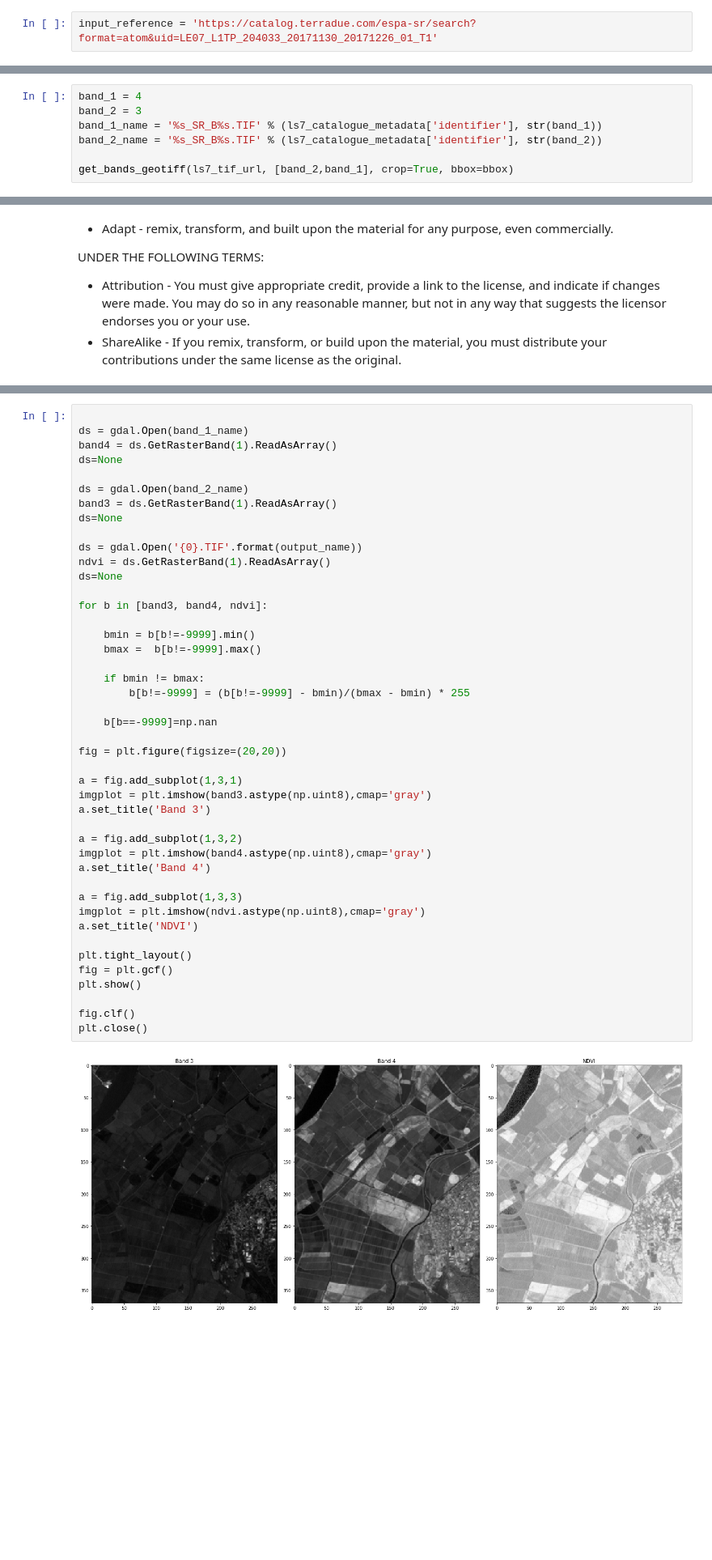
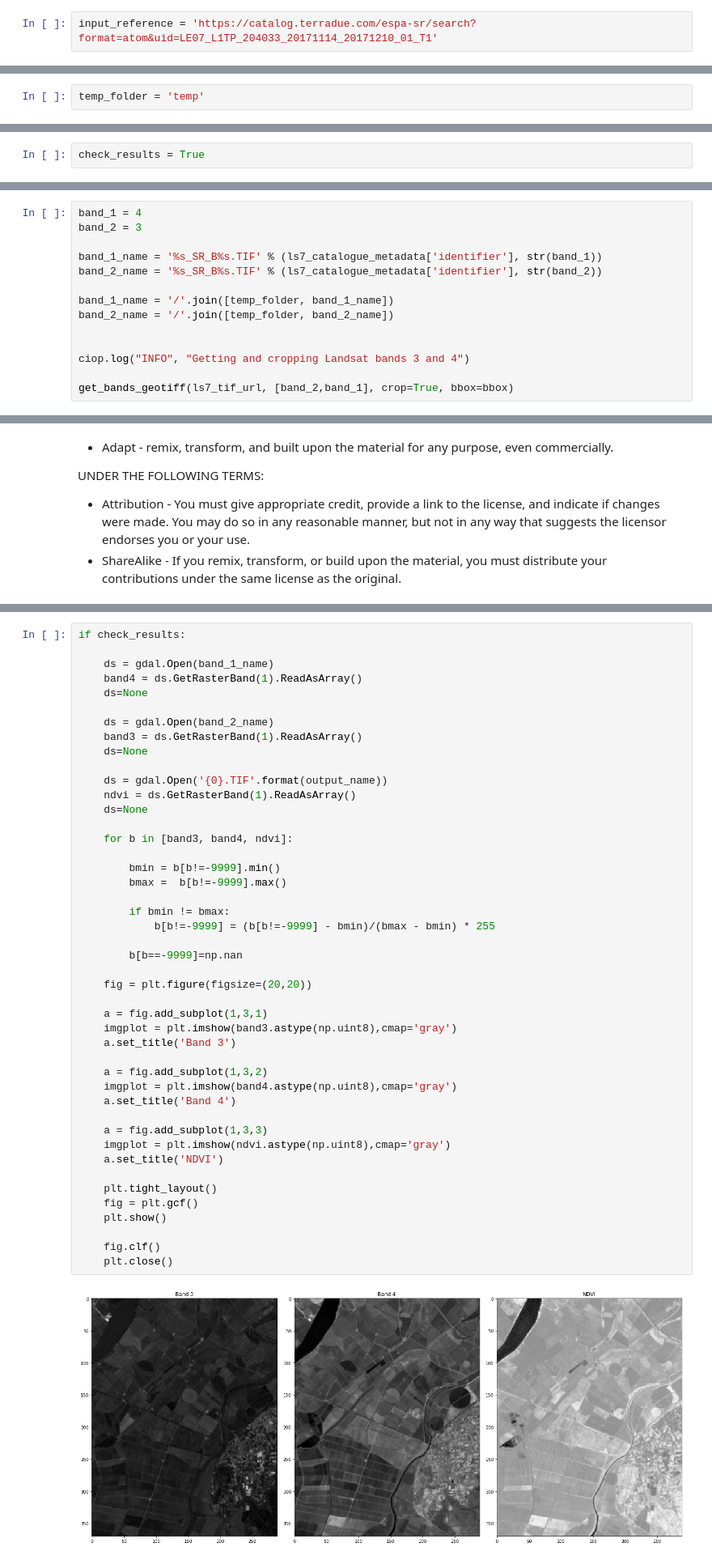
Before and after one commit to ec-better/ewf-ext-02-03-01, a Jupyter notebook: src/main/app-resources/notebook/libexec/input.ipynb, the cells around one changed output, grey strips where cells are left out. Shown: that part at 81% size. Cells and saved outputs as stored; diff of their text form; blank space fills up the shorter version.

```diff
--- a/src/main/app-resources/notebook/libexec/input.ipynb
+++ b/src/main/app-resources/notebook/libexec/input.ipynb
@@ -19,4 +34,4 @@ service = dict([('title', 'Landsat-7 reflectances and vegetation index'),
 
 This is the Landsat-7 (espa-sr) catalogue reference
 # %%
-input_reference = 'https://catalog.terradue.com/espa-sr/search?format=atom&uid=LE07_L1TP_204033_20171130_20171226_01_T1'
+input_reference = 'https://catalog.terradue.com/espa-sr/search?format=atom&uid=LE07_L1TP_204033_20171114_20171210_01_T1'
@@ -23,3 +48,5 @@ input_reference = 'https://catalog.terradue.com/espa-sr/search?format=atom&uid=L
+# %%
+temp_folder = 'temp'
 # %% [markdown]
 ### <a name="workflow">Workflow
 # %% [markdown]
@@ -48,0 +81,2 @@ import geopandas as gp
+# %%
+check_results = True
@@ -247,8 +315,15 @@ def get_bands_geotiff(download_url, band_indices, crop=False, bbox=None):
 # %%
 band_1 = 4
 band_2 = 3
+
 band_1_name = '%s_SR_B%s.TIF' % (ls7_catalogue_metadata['identifier'], str(band_1))
 band_2_name = '%s_SR_B%s.TIF' % (ls7_catalogue_metadata['identifier'], str(band_2))
 
+band_1_name = '/'.join([temp_folder, band_1_name])
+band_2_name = '/'.join([temp_folder, band_2_name])
+
+
+ciop.log("INFO", "Getting and cropping Landsat bands 3 and 4")
+
 get_bands_geotiff(ls7_tif_url, [band_2,band_1], crop=True, bbox=bbox)
 # %% [output]
@@ -471,46 +515,47 @@ from PIL import Image
 # %%
+if check_results:
 
-ds = gdal.Open(band_1_name)
-band4 = ds.GetRasterBand(1).ReadAsArray()
-ds=None
+    ds = gdal.Open(band_1_name)
+    band4 = ds.GetRasterBand(1).ReadAsArray()
+    ds=None
 
-ds = gdal.Open(band_2_name)
-band3 = ds.GetRasterBand(1).ReadAsArray()
-ds=None
+    ds = gdal.Open(band_2_name)
+    band3 = ds.GetRasterBand(1).ReadAsArray()
+    ds=None
 
-ds = gdal.Open('{0}.TIF'.format(output_name))
-ndvi = ds.GetRasterBand(1).ReadAsArray()
-ds=None
+    ds = gdal.Open('{0}.TIF'.format(output_name))
+    ndvi = ds.GetRasterBand(1).ReadAsArray()
+    ds=None
 
-for b in [band3, band4, ndvi]:
+    for b in [band3, band4, ndvi]:
 
-    bmin = b[b!=-9999].min()
-    bmax =  b[b!=-9999].max()
+        bmin = b[b!=-9999].min()
+        bmax =  b[b!=-9999].max()
 
-    if bmin != bmax:
-        b[b!=-9999] = (b[b!=-9999] - bmin)/(bmax - bmin) * 255
+        if bmin != bmax:
+            b[b!=-9999] = (b[b!=-9999] - bmin)/(bmax - bmin) * 255
 
-    b[b==-9999]=np.nan
+        b[b==-9999]=np.nan
 
-fig = plt.figure(figsize=(20,20))
+    fig = plt.figure(figsize=(20,20))
 
-a = fig.add_subplot(1,3,1)
-imgplot = plt.imshow(band3.astype(np.uint8),cmap='gray')
-a.set_title('Band 3')
+    a = fig.add_subplot(1,3,1)
+    imgplot = plt.imshow(band3.astype(np.uint8),cmap='gray')
+    a.set_title('Band 3')
 
-a = fig.add_subplot(1,3,2)
-imgplot = plt.imshow(band4.astype(np.uint8),cmap='gray')
-a.set_title('Band 4')
+    a = fig.add_subplot(1,3,2)
+    imgplot = plt.imshow(band4.astype(np.uint8),cmap='gray')
+    a.set_title('Band 4')
 
-a = fig.add_subplot(1,3,3)
-imgplot = plt.imshow(ndvi.astype(np.uint8),cmap='gray')
-a.set_title('NDVI')
+    a = fig.add_subplot(1,3,3)
+    imgplot = plt.imshow(ndvi.astype(np.uint8),cmap='gray')
+    a.set_title('NDVI')
 
-plt.tight_layout()
-fig = plt.gcf()
-plt.show()
+    plt.tight_layout()
+    fig = plt.gcf()
+    plt.show()
 
-fig.clf()
-plt.close()
+    fig.clf()
+    plt.close()
 # %% [output]
-[figure, old version]
+[figure, new version]
```
Also changed, not shown: parts of 39 cells of this notebook, 5 other files.
